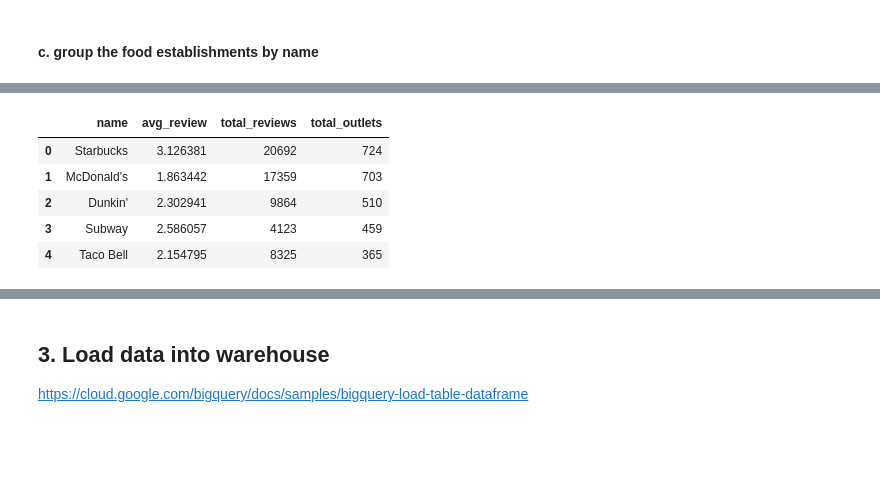
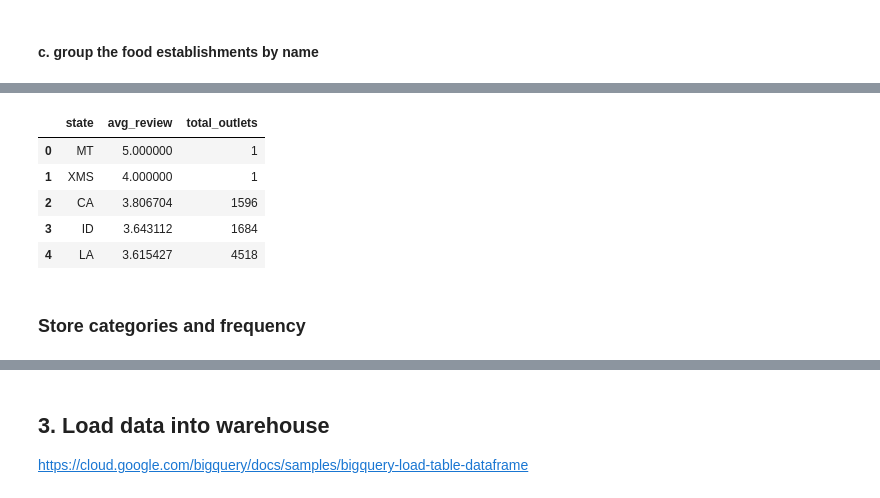
Before and after one commit to Jeyxiang/yelp_airflow, a Jupyter notebook: mongodb_queries.ipynb, the cells around one changed output, grey strips where cells are left out. Saved outputs shown, nothing was run; the diff lists cells and outputs as text; code cells hidden in the pictures; blank space fills up the shorter version.

```diff
--- a/mongodb_queries.ipynb
+++ b/mongodb_queries.ipynb
@@ -107,7 +149,8 @@ Name: state, dtype: int64
 # %% [markdown]
 #### b. Filter out all food establishments to create a food dataframe
 # %%
-food_df  = business_df[(business_df['categories'].str.contains(pat = 'Food', regex = True))
-                             | (business_df['categories'].str.contains(pat = 'Restaurants', regex = True))]
-food_df
+business_df['categories'] = business_df['categories'].str.lower()
+food_df  = business_df[(business_df['categories'].str.contains(pat = 'cafe', regex = True))
+                            | (business_df['categories'].str.contains(pat = 'restaurants', regex = True))]
+food_df.sort_values(by='total_reviews')
 # %% [output]
@@ -126,0 +199,31 @@ food_df
+# %%
+priceRange = []
+hasReservations = []
+hasDelivery = []
+
+for idx,business in food_df.iterrows():
+    attribute = business['attributes']
+    if attribute is not None:
+        if 'RestaurantsPriceRange2' in attribute and attribute['RestaurantsPriceRange2'] is not None:
+            priceRange.append(attribute['RestaurantsPriceRange2'])
+        else:
+            priceRange.append('None')
+        if 'RestaurantsReservations' in attribute:
+            value = True if attribute['RestaurantsReservations'] == "True" else False
+            hasReservations.append(value)
+        else:
+            hasReservations.append(False)
+        if 'RestaurantsDelivery' in attribute:
+            value = True if attribute['RestaurantsDelivery'] == "True" else False
+            hasDelivery.append(value)
+        else:
+            hasDelivery.append(False)
+    else:
+        priceRange.append('None')
+        hasReservations.append(False)
+        hasDelivery.append(False)
+
+food_df['price_range'] = priceRange
+food_df['has_reservation'] = hasReservations
+food_df['has_delivery'] = hasDelivery
+food_df.drop(columns=['attributes'])
@@ -129,12 +328,14 @@ food_df
 # %%
-name_df = food_df.groupby(['name']).agg({'review' : 'mean', 'total_reviews' : 'sum', 'name' : 'count'}
+state_df = food_df.groupby(['state']).agg({'review' : 'mean', 'name' : 'count'}
                                             ).rename(columns = {'review' : 'avg_review','name' : 'total_outlets'}
-                                                     ).sort_values(by=['total_outlets'], ascending=False).reset_index()
-name_df.head()
+                                                     ).sort_values(by=['avg_review'], ascending=False).reset_index()
+state_df.head()
 # %% [output]
-|  | name | avg_review | total_reviews | total_outlets |
-| 0 | Starbucks | 3.126381 | 20692 | 724 |
-| 1 | McDonald's | 1.863442 | 17359 | 703 |
-| 2 | Dunkin' | 2.302941 | 9864 | 510 |
-| 3 | Subway | 2.586057 | 4123 | 459 |
-| 4 | Taco Bell | 2.154795 | 8325 | 365 |
+|  | state | avg_review | total_outlets |
+| 0 | MT | 5.000000 | 1 |
+| 1 | XMS | 4.000000 | 1 |
+| 2 | CA | 3.806704 | 1596 |
+| 3 | ID | 3.643112 | 1684 |
+| 4 | LA | 3.615427 | 4518 |
+# %% [markdown]
+### Store categories and frequency
```
Also changed, not shown: parts of 25 cells of this notebook, 1 other file.
